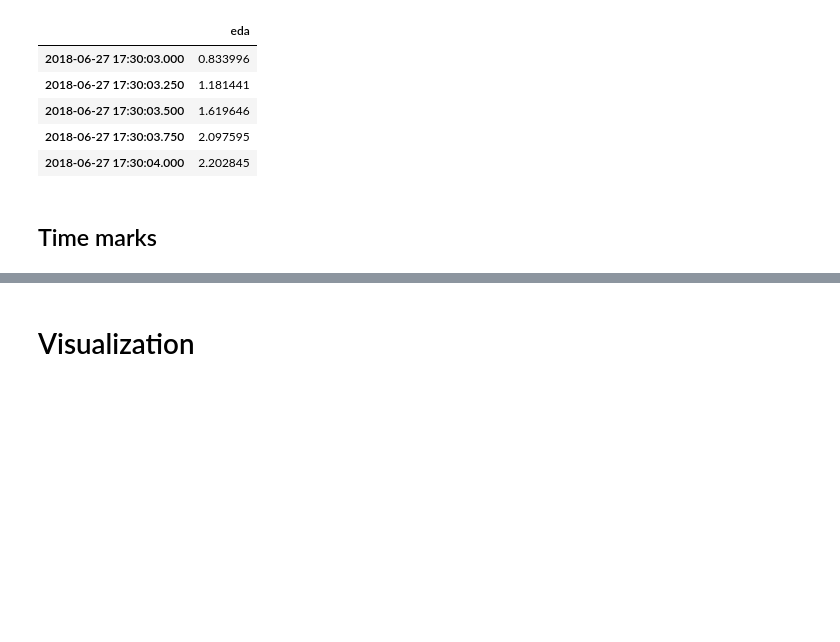
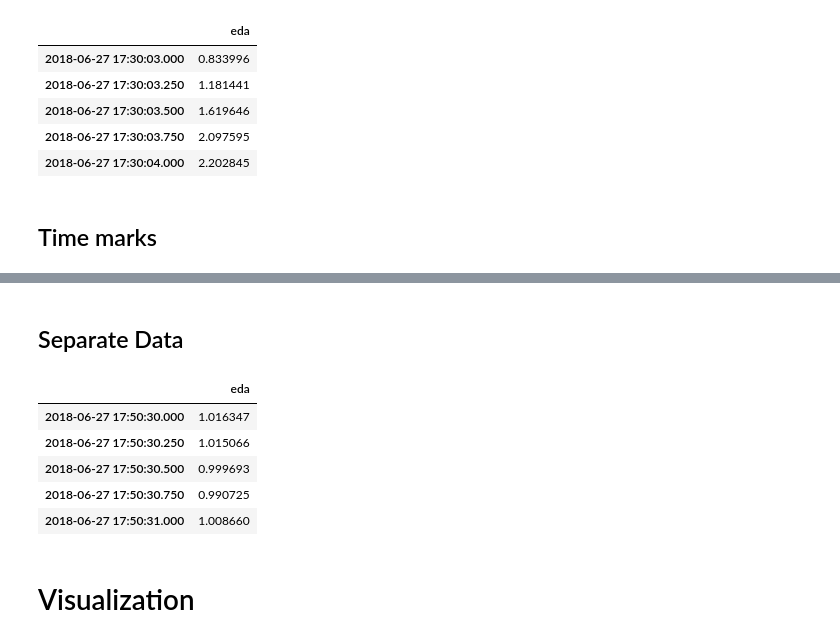
Before and after one commit to haohanwang23/coldshowershower_socialpresence, a Jupyter notebook: new/analysis/analysis2.ipynb, the cells around one changed output, grey strips where cells are left out. Drawn from its saved outputs; the diff is of its cells as text; code cells hidden in the pictures; blank space fills up the shorter version.

```diff
--- a/new/analysis/analysis2.ipynb
+++ b/new/analysis/analysis2.ipynb
@@ -135,3 +136,15 @@ tags_2.tagged_time[0]
+# %% [markdown]
+## Separate Data
+# %%
+cat_4 = fl_exp2.loc['2018-06-27 17:50:30.000':'2018-06-27 18:00:55.000']
+cat_4.head()
+# %% [output]
+|  | eda |
+| 2018-06-27 17:50:30.000 | 1.016347 |
+| 2018-06-27 17:50:30.250 | 1.015066 |
+| 2018-06-27 17:50:30.500 | 0.999693 |
+| 2018-06-27 17:50:30.750 | 0.990725 |
+| 2018-06-27 17:50:31.000 | 1.008660 |
 # %% [markdown]
 # Visualization
 # %%
```
Also changed, not shown: parts of 11 cells of this notebook, 9 other files.
